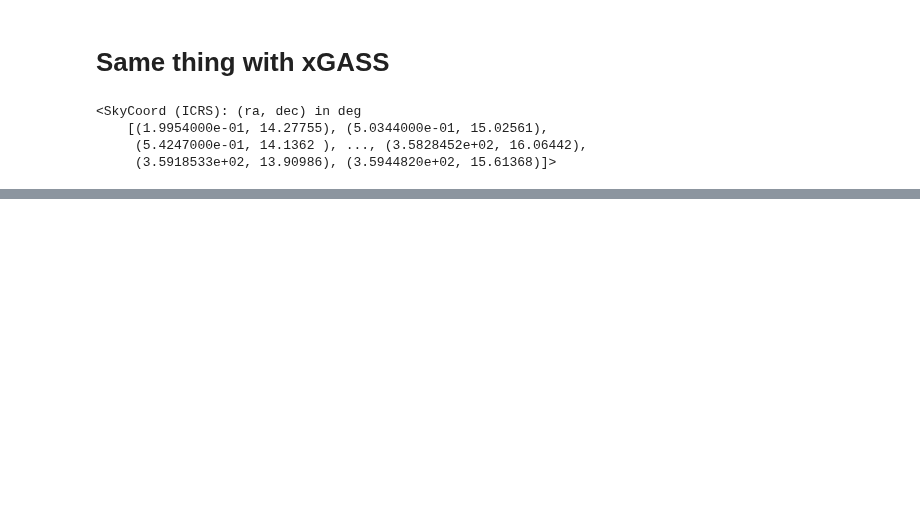
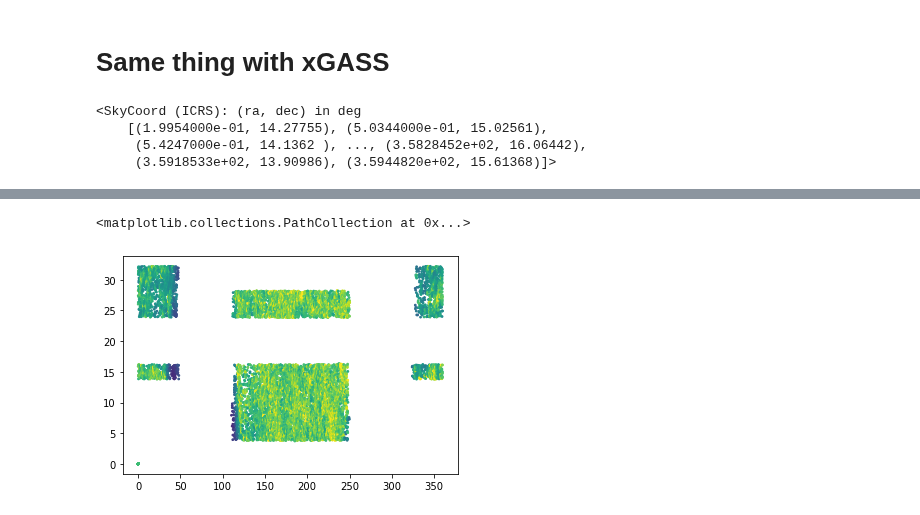
Before and after one commit to jwuphysics/HI-convnets, a Jupyter notebook: notebook/Environmental variable.ipynb, the cells around one changed output, grey strips where cells are left out. Drawn from its saved outputs; the diff is of its cells as text; code cells hidden in the pictures; blank space fills up the shorter version.

```diff
--- a/notebook/Environmental variable.ipynb
+++ b/notebook/Environmental variable.ipynb
@@ -145,0 +134,5 @@ plt.legend();
+# %%
+plt.scatter(a40_coords.ra, a40_coords.dec, s=3, c=a40_log_d5, vmin=-2, vmax=2)
+# %% [output]
+<matplotlib.collections.PathCollection at 0x...>
+[figure, added]
```
Also changed, not shown: parts of 27 cells of this notebook, 1 other file.
